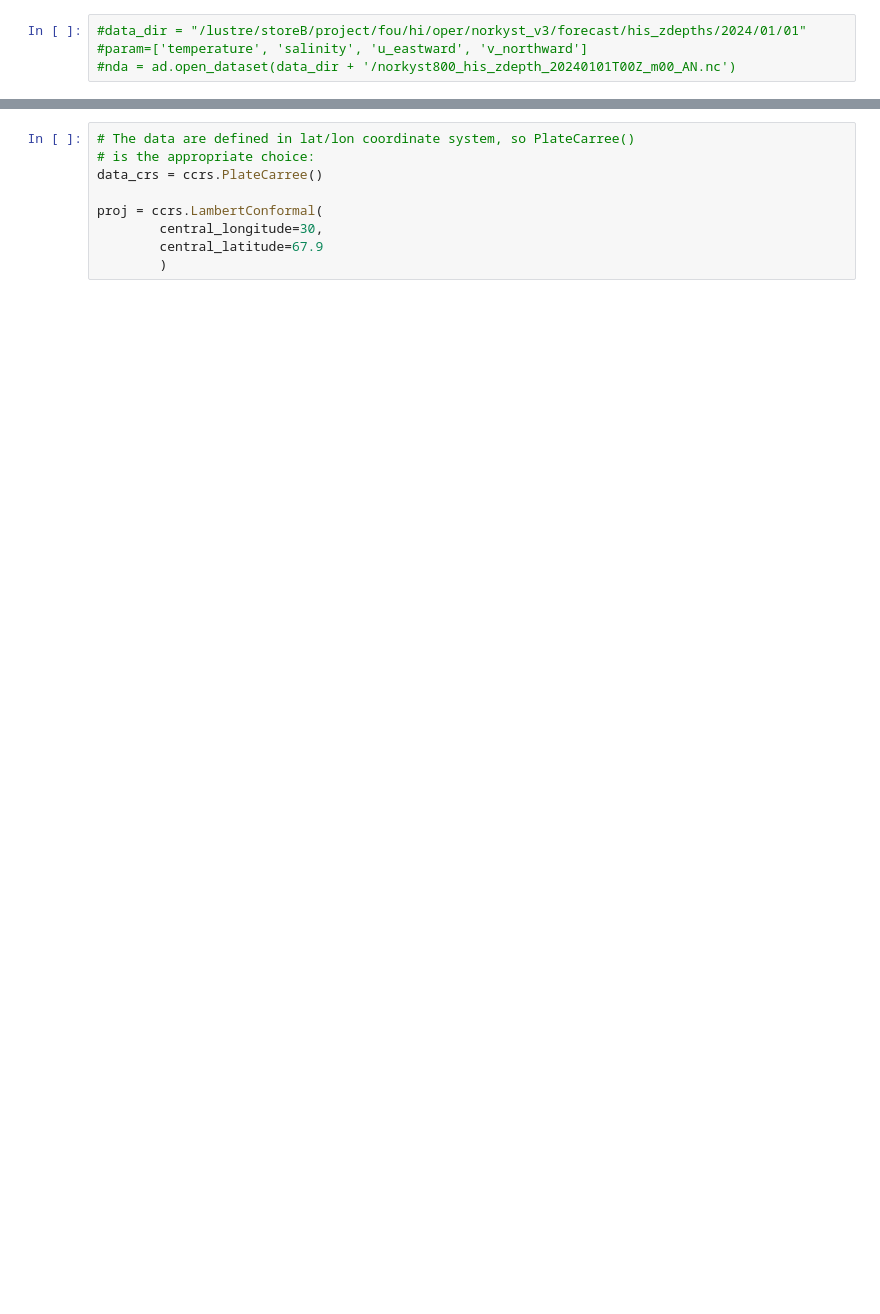
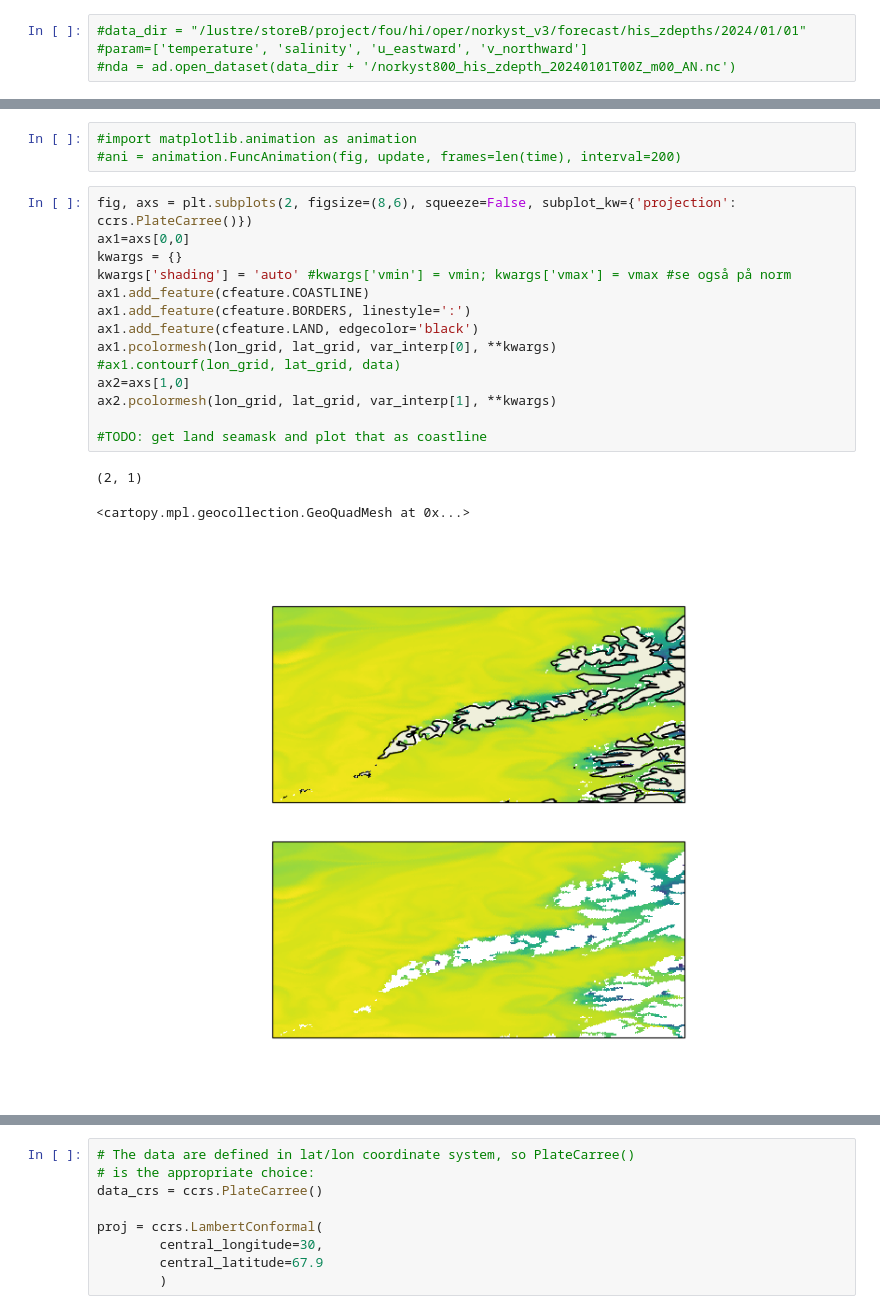
Before and after one commit to metno/ocean-ai, a Jupyter notebook: datasets/plot_zarr.ipynb, the cells around one changed output, grey strips where cells are left out. Saved outputs shown, nothing was run; the diff lists cells and outputs as text; blank space fills up the shorter version.

```diff
--- a/datasets/plot_zarr.ipynb
+++ b/datasets/plot_zarr.ipynb
@@ -16,0 +55,21 @@ zda = ad.open_dataset('./make-datasets/data/norkyst_v3_2024_01_01.zarr')
+# %%
+#import matplotlib.animation as animation
+#ani = animation.FuncAnimation(fig, update, frames=len(time), interval=200)
+# %%
+fig, axs = plt.subplots(2, figsize=(8,6), squeeze=False, subplot_kw={'projection': ccrs.PlateCarree()})
+ax1=axs[0,0]
+kwargs = {}
+kwargs['shading'] = 'auto' #kwargs['vmin'] = vmin; kwargs['vmax'] = vmax #se også på norm
+ax1.add_feature(cfeature.COASTLINE)
+ax1.add_feature(cfeature.BORDERS, linestyle=':')
+ax1.add_feature(cfeature.LAND, edgecolor='black')
+ax1.pcolormesh(lon_grid, lat_grid, var_interp[0], **kwargs)
+#ax1.contourf(lon_grid, lat_grid, data)
+ax2=axs[1,0]
+ax2.pcolormesh(lon_grid, lat_grid, var_interp[1], **kwargs)
+
+#TODO: get land seamask and plot that as coastline
+# %% [output]
+(2, 1)
+<cartopy.mpl.geocollection.GeoQuadMesh at 0x...>
+[figure, added]
```
Also changed, not shown: parts of 27 cells of this notebook, 1 other file.
